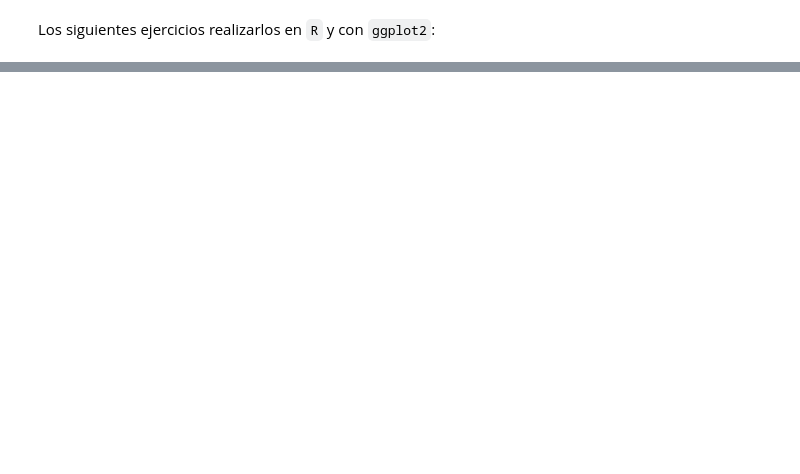
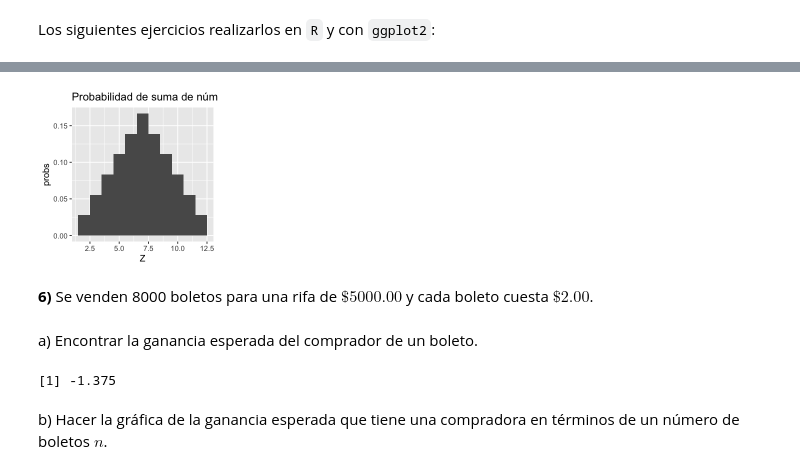
Before and after one commit to Roberto919/Propedeutico, a Jupyter notebook: Ejercicios_clase/R/2_probabilidad/7_variables_aleatorias.ipynb, the cells around one changed output, grey strips where cells are left out. Saved outputs shown, nothing was run; the diff lists cells and outputs as text; code cells hidden in the pictures; blank space fills up the shorter version.

```diff
--- a/Ejercicios_clase/R/2_probabilidad/7_variables_aleatorias.ipynb
+++ b/Ejercicios_clase/R/2_probabilidad/7_variables_aleatorias.ipynb
@@ -467,0 +555,6 @@ c) ¿Cuál debería de ser el premio mínimo para que se pudiese garantizar “s
+# %%
+S <- rolldie(2, makespace=T)
+# %%
+S <- addrv(S, Z = X1 + X2)
+# %%
+Xps <- marginal(S, vars='Z')
@@ -467,0 +578,19 @@ c) ¿Cuál debería de ser el premio mínimo para que se pudiese garantizar “s
+# %%
+ggplot(
+    data=Xps,
+    aes(x=Z, y=probs)
+) +
+geom_col(width=1) +
+ggtitle('Probabilidad de suma de números lanzando dos dados')
+# %% [output]
+[figure, added]
+# %% [markdown]
+**6)** Se venden 8000 boletos para una rifa de $\$5000.00$ y cada boleto cuesta $\$2.00$.
+# %% [markdown]
+a) Encontrar la ganancia esperada del comprador de un boleto.
+# %%
+(1/8000)*(5000 - 2) + (1 - 1/8000)*(-2)
+# %% [output]
+[1] -1.375
+# %% [markdown]
+b) Hacer la gráfica de la ganancia esperada que tiene una compradora en términos de un número de boletos $n$.
```
Also changed, not shown: parts of 39 cells of this notebook, 7 other files.
